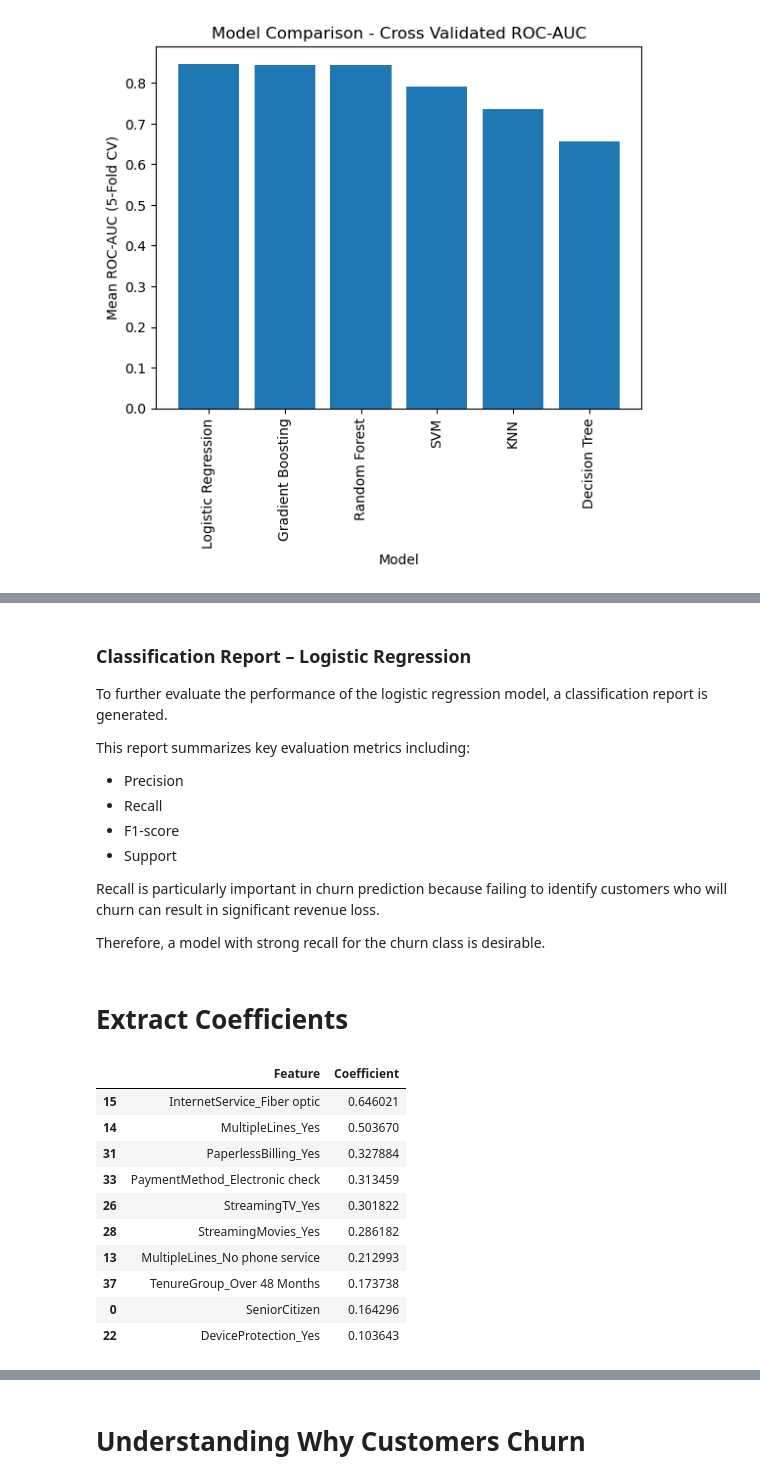
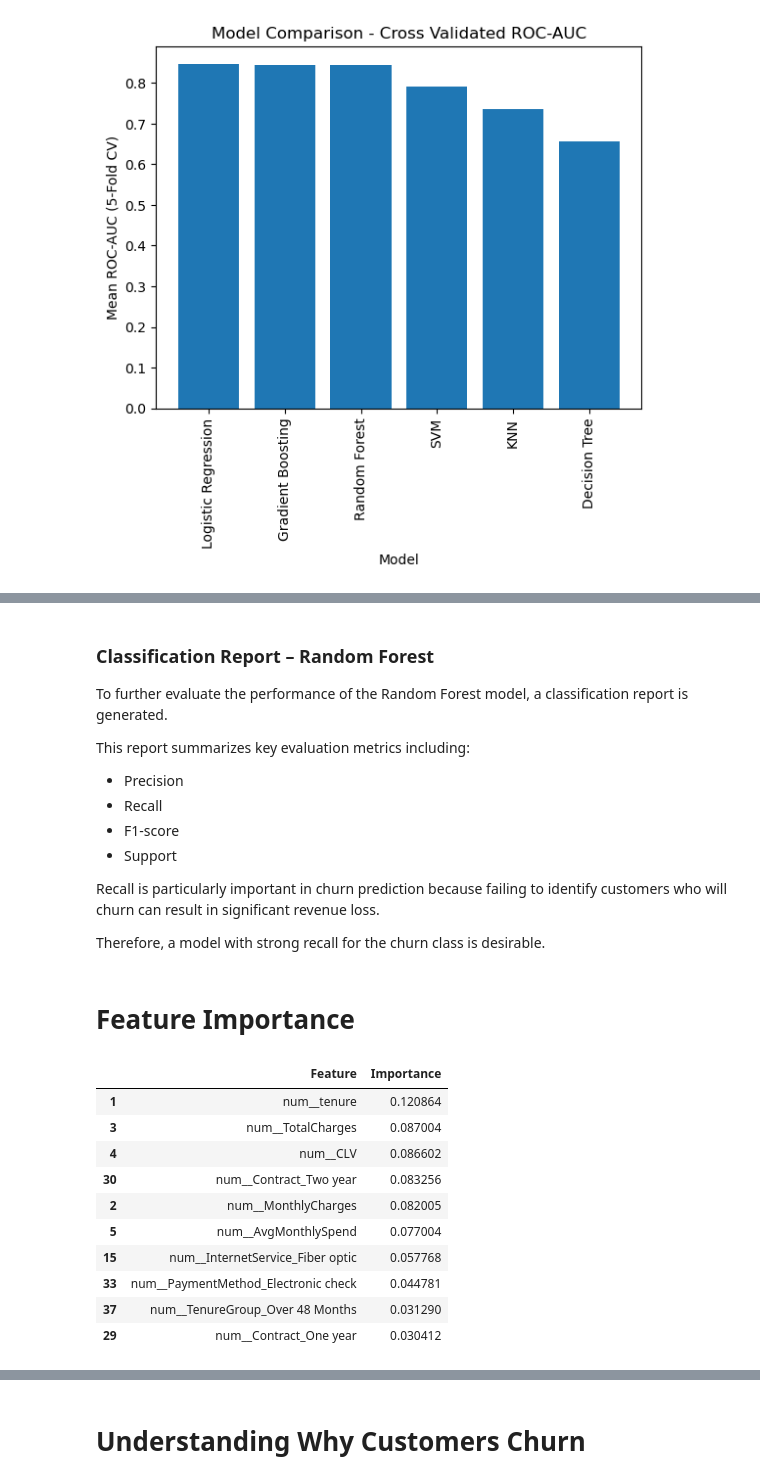
Before and after one commit to Pournima87/telecom-churn-intelligence, a Jupyter notebook: notebook/Customer Churn Prediction ML Project.ipynb, the cells around one changed output, grey strips where cells are left out. Cells and saved outputs as stored; diff of their text form; code cells hidden in the pictures.

```diff
--- a/notebook/Customer Churn Prediction ML Project.ipynb
+++ b/notebook/Customer Churn Prediction ML Project.ipynb
@@ -784,3 +681,0 @@ GridSearchCV(cv=5,
-# %%
-best_rf = grid.best_estimator_
-best_rf
@@ -790,5 +681,0 @@ RandomForestClassifier(class_weight='balanced', max_depth=10, n_estimators=200,
-# %%
-from sklearn.metrics import roc_auc_score
-
-y_prob = rf.predict_proba(X_test)[:,1]
-roc_auc_score(y_test, y_prob)
@@ -835,5 +681,0 @@ pd.crosstab(df['InternetService'], df['Churn'], normalize='index')*100
-# %%
-from sklearn.ensemble import GradientBoostingClassifier
-
-gb = GradientBoostingClassifier(random_state=42)
-gb.fit(X_train, y_train)
@@ -1015,8 +815,15 @@ A curve closer to the top-left corner indicates better model performance.
 # %%
 # Final model selection
+from sklearn.ensemble import RandomForestClassifier
+
 final_pipeline = Pipeline([
     ("preprocess", preprocessor),
-    ("model", LogisticRegression(max_iter=2000,class_weight="balanced"))
+    ("model", RandomForestClassifier(
+        n_estimators=200,
+        max_depth=10,
+        random_state=42,
+        class_weight="balanced"
+    ))
 ])
 
 # Train the model
@@ -1036,12 +843,12 @@ log_model = final_pipeline
 
 # Plot ROC Curve
 plt.figure()
-plt.plot(fpr, tpr, label=f'Logistic Regression (AUC = {roc_auc:.3f})')
+plt.plot(fpr, tpr, label=f'Random Forest (AUC = {roc_auc:.3f})')
 plt.plot([0, 1], [0, 1], linestyle='--')
 
 plt.xlabel("False Positive Rate")
 plt.ylabel("True Positive Rate")
-plt.title("ROC Curve - Logistic Regression")
+plt.title("ROC Curve - Random Forests")
 
 plt.legend()
 plt.show()
@@ -1113,7 +886,7 @@ plt.show()
 # %% [markdown]
-### Classification Report – Logistic Regression
+### Classification Report – Random Forest
 
-To further evaluate the performance of the logistic regression model, a classification report is generated.
+To further evaluate the performance of the Random Forest model, a classification report is generated.
 
 This report summarizes key evaluation metrics including:
 
@@ -1126,30 +899,33 @@ Recall is particularly important in churn prediction because failing to identify
 
 Therefore, a model with strong recall for the churn class is desirable.
 # %% [markdown]
-# Extract Coefficients
+# Feature Importance
 # %%
-log_pipeline = models["Logistic Regression"]
+rf_model = final_pipeline.named_steps["model"]
 
-# Extract the logistic regression model from pipeline
-lr_model = log_pipeline.named_steps["model"]
+# Get feature names after preprocessing
+feature_names = final_pipeline.named_steps["preprocess"].get_feature_names_out()
 
-coeff_df = pd.DataFrame({
-    "Feature": X.columns,
-    "Coefficient": lr_model.coef_[0]
+# Get importance
+importance = rf_model.feature_importances_
+
+importance_df = pd.DataFrame({
+    "Feature": feature_names,
+    "Importance": importance
 })
 
-coeff_df = coeff_df.sort_values(by="Coefficient", ascending=False)
+importance_df = importance_df.sort_values(by="Importance", ascending=False)
 
-coeff_df.head(10)
+importance_df.head(10)
 # %% [output]
-|  | Feature | Coefficient |
-| 15 | InternetService_Fiber optic | 0.646021 |
-| 14 | MultipleLines_Yes | 0.503670 |
-| 31 | PaperlessBilling_Yes | 0.327884 |
-| 33 | PaymentMethod_Electronic check | 0.313459 |
-| 26 | StreamingTV_Yes | 0.301822 |
-| 28 | StreamingMovies_Yes | 0.286182 |
-| 13 | MultipleLines_No phone service | 0.212993 |
-| 37 | TenureGroup_Over 48 Months | 0.173738 |
-| 0 | SeniorCitizen | 0.164296 |
-| 22 | DeviceProtection_Yes | 0.103643 |
+|  | Feature | Importance |
+| 1 | num__tenure | 0.120864 |
+| 3 | num__TotalCharges | 0.087004 |
+| 4 | num__CLV | 0.086602 |
+| 30 | num__Contract_Two year | 0.083256 |
+| 2 | num__MonthlyCharges | 0.082005 |
+| 5 | num__AvgMonthlySpend | 0.077004 |
+| 15 | num__InternetService_Fiber optic | 0.057768 |
+| 33 | num__PaymentMethod_Electronic check | 0.044781 |
+| 37 | num__TenureGroup_Over 48 Months | 0.031290 |
+| 29 | num__Contract_One year | 0.030412 |
```
Also changed, not shown: parts of 43 cells of this notebook, 2 other files.
